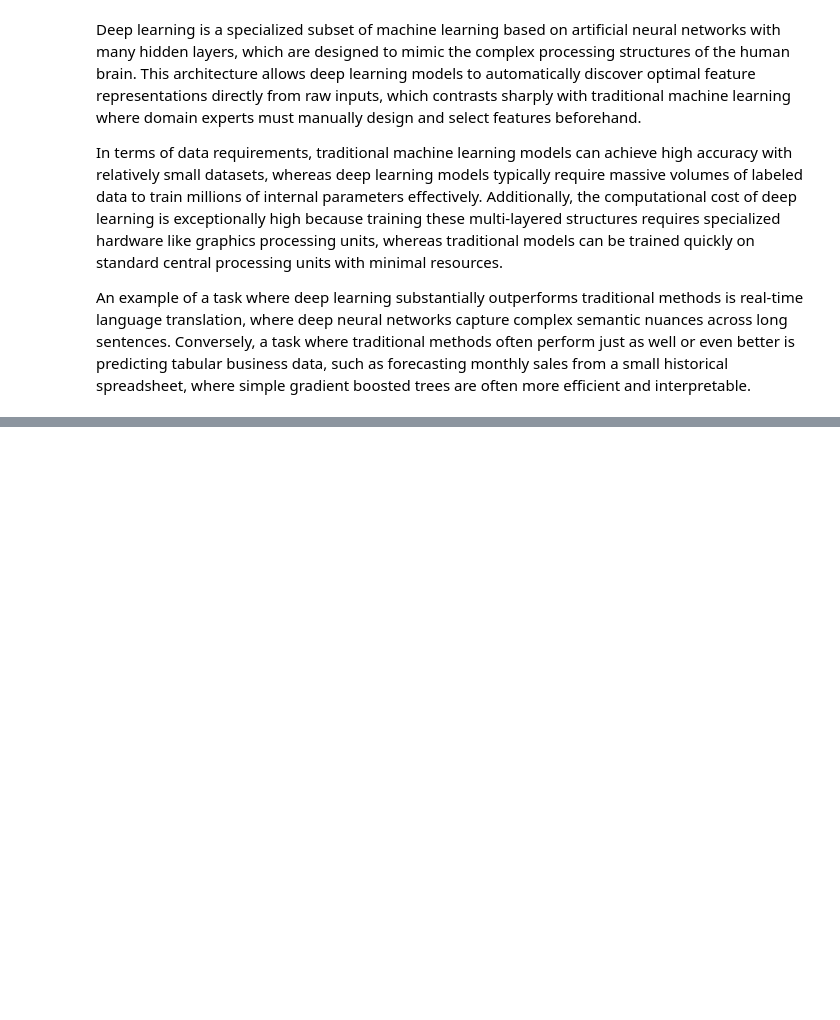
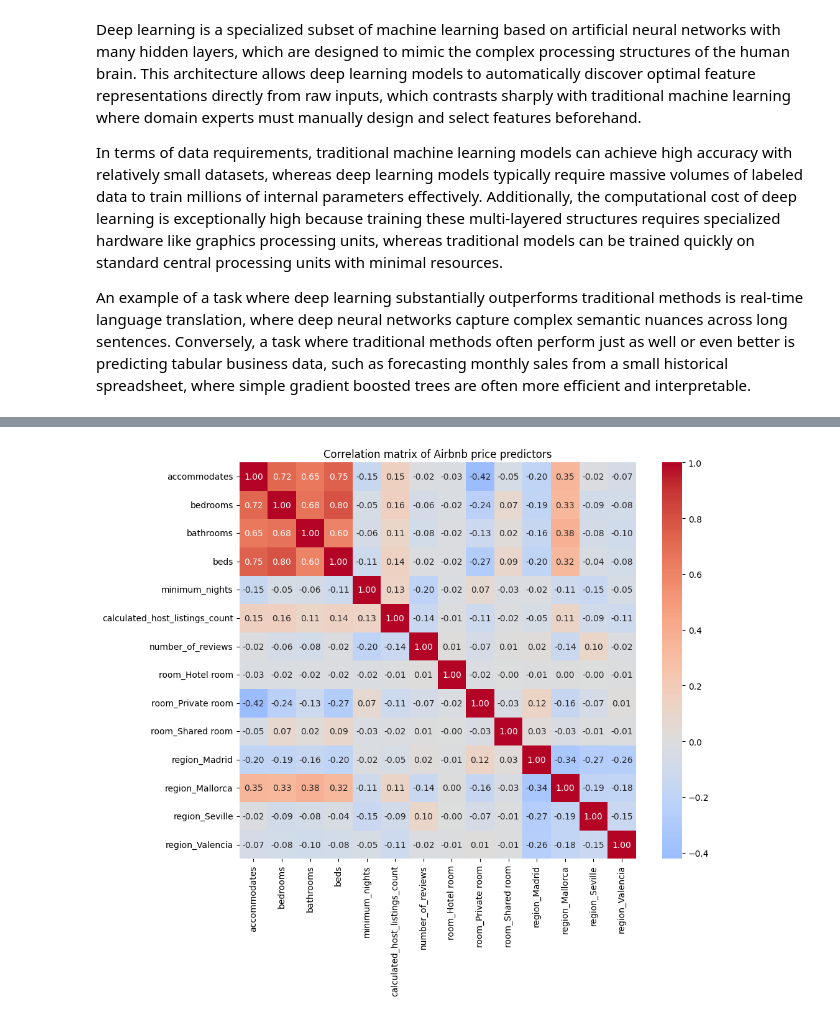
Before and after one commit to api-sage/diaml_projects, a Jupyter notebook: project5/pafolabi_DIAML_Assignment5.ipynb, the cells around one changed output, grey strips where cells are left out. Saved outputs shown, nothing was run; the diff lists cells and outputs as text; code cells hidden in the pictures; blank space fills up the shorter version.

```diff
--- a/project5/pafolabi_DIAML_Assignment5.ipynb
+++ b/project5/pafolabi_DIAML_Assignment5.ipynb
@@ -80,0 +85,19 @@ An example of a task where deep learning substantially outperforms traditional m
+# %%
+import pandas as pd
+import numpy as np
+
+airbnb_url = "https://raw.githubusercontent.com/api-sage/diaml_projects/refs/heads/main/project5/spain_airbnb.csv"
+airbnb_raw = pd.read_csv(airbnb_url, low_memory=False)
+
+# The price column is stored as text with a dollar sign and a comma, so it is
+# turned into a plain number before any statistics can be calculated.
+airbnb_raw["price"] = airbnb_raw["price"].replace(r"[\$,]", "", regex=True).astype(float)
+
+region_summary = airbnb_raw.groupby("region")["price"].agg(
+    number_of_listings="count",
+    mean_price="mean",
+    median_price="median",
+    std_price="std",
+).round(2)
+
+region_summary
@@ -80,0 +191,27 @@ An example of a task where deep learning substantially outperforms traditional m
+# %%
+import matplotlib.pyplot as plt
+import seaborn as sns
+
+numeric_predictors = [
+    "accommodates", "bedrooms", "bathrooms", "beds", "minimum_nights",
+    "calculated_host_listings_count", "number_of_reviews",
+]
+
+# room_type and region are categories, so they are converted into 0/1 dummy
+# variables (one category is left out of each group as the baseline/reference).
+room_type_dummies = pd.get_dummies(airbnb_clean["room_type"], prefix="room", drop_first=True)
+region_dummies = pd.get_dummies(airbnb_clean["region"], prefix="region", drop_first=True)
+
+predictor_matrix = pd.concat(
+    [airbnb_clean[numeric_predictors], room_type_dummies, region_dummies], axis=1
+).astype(float)
+
+correlation_matrix = predictor_matrix.corr()
+
+plt.figure(figsize=(11, 9))
+sns.heatmap(correlation_matrix, annot=True, fmt=".2f", cmap="coolwarm", center=0, square=True)
+plt.title("Correlation matrix of Airbnb price predictors")
+plt.tight_layout()
+plt.show()
+# %% [output]
+[figure, added]
```
Also changed, not shown: parts of 36 cells of this notebook.
